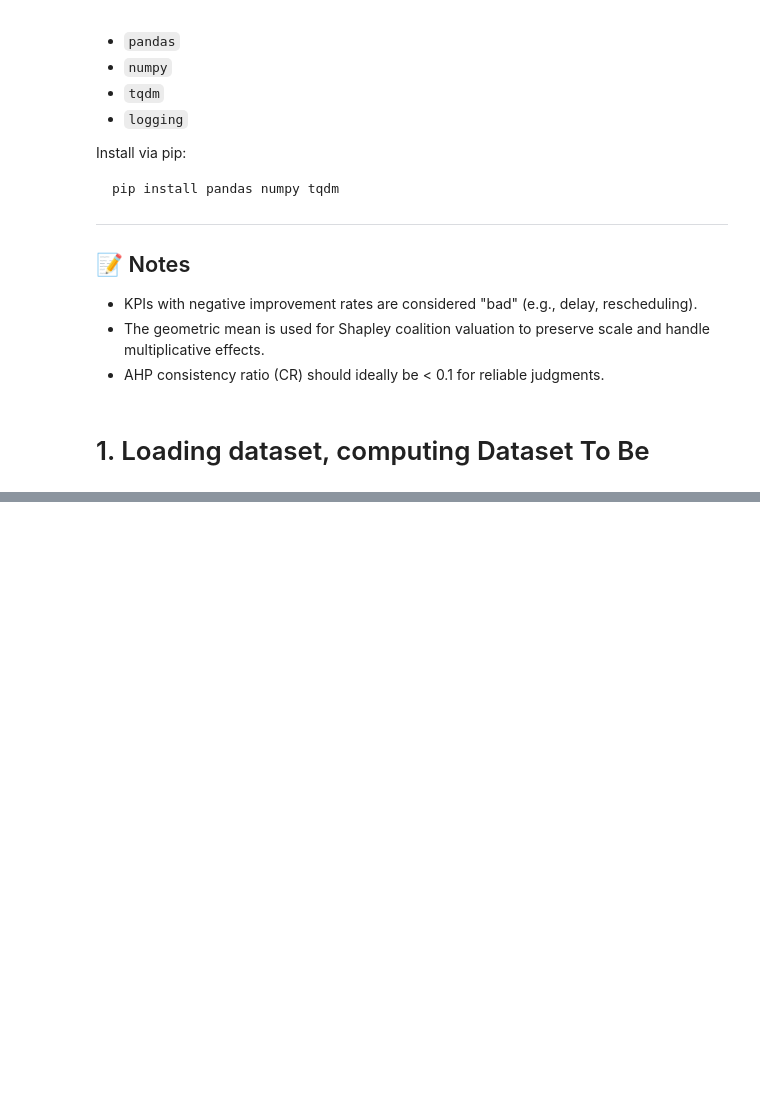
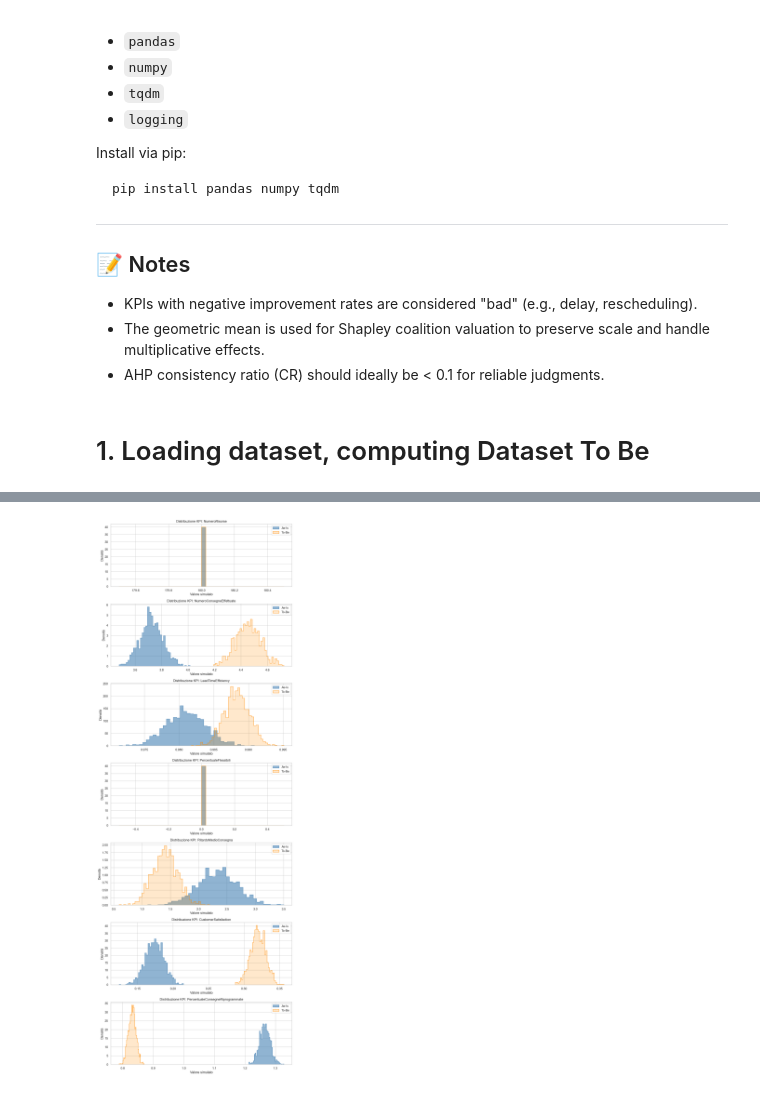
Before and after one commit to giutala/lamp, a Jupyter notebook: plswork.ipynb, the cells around one changed output, grey strips where cells are left out. Cells and saved outputs as stored; diff of their text form; code cells hidden in the pictures; blank space fills up the shorter version.

```diff
--- a/plswork.ipynb
+++ b/plswork.ipynb
@@ -97,0 +392,55 @@ pip install pandas numpy tqdm
+# %%
+def plot_kpi_distributions_comparison(results_as_is, results_to_be, bins=40):
+    """
+    Plots each KPI’s Monte Carlo distribution for As-Is vs. To-Be on top of one another.
+
+    Parameters:
+    - results_as_is: dict of {kpi_name: list_of_values} for As-Is
+    - results_to_be: dict of {kpi_name: list_of_values} for To-Be
+    - bins: number of bins to use for both histograms (default: 40)
+    """
+    kpi_names = list(results_as_is.keys())
+    num_kpis = len(kpi_names)
+
+    fig, axs = plt.subplots(num_kpis, 1, figsize=(10, 4 * num_kpis), squeeze=False)
+
+    for idx, kpi in enumerate(kpi_names):
+        ax = axs[idx, 0]
+        # Plot As-Is histogram as an outline
+        sns.histplot(
+            results_as_is[kpi],
+            bins=bins,
+            stat="density",
+            element="step",
+            fill=True,
+            label="As-Is",
+            color="steelblue",
+            ax=ax,
+            alpha=0.6
+        )
+
+        # Plot To-Be histogram as filled with low opacity
+        sns.histplot(
+            results_to_be[kpi],
+            bins=bins,
+            stat="density",
+            element="step",
+            fill=True,
+            label="To-Be",
+            color="darkorange",
+            ax=ax,
+            alpha=0.2  # low opacity
+        )
+
+        ax.set_title(f"Distribuzione KPI: {kpi}", fontsize=12)
+        ax.set_xlabel("Valore simulato")
+        ax.set_ylabel("Densità")
+        ax.legend()
+        ax.grid(True)
+
+    plt.tight_layout()
+    plt.show()
+
+plot_kpi_distributions_comparison(monte_carlo_data, monte_tobe[1])
+# %% [output]
+[figure, added]
```
Also changed, not shown: parts of 15 cells of this notebook.
